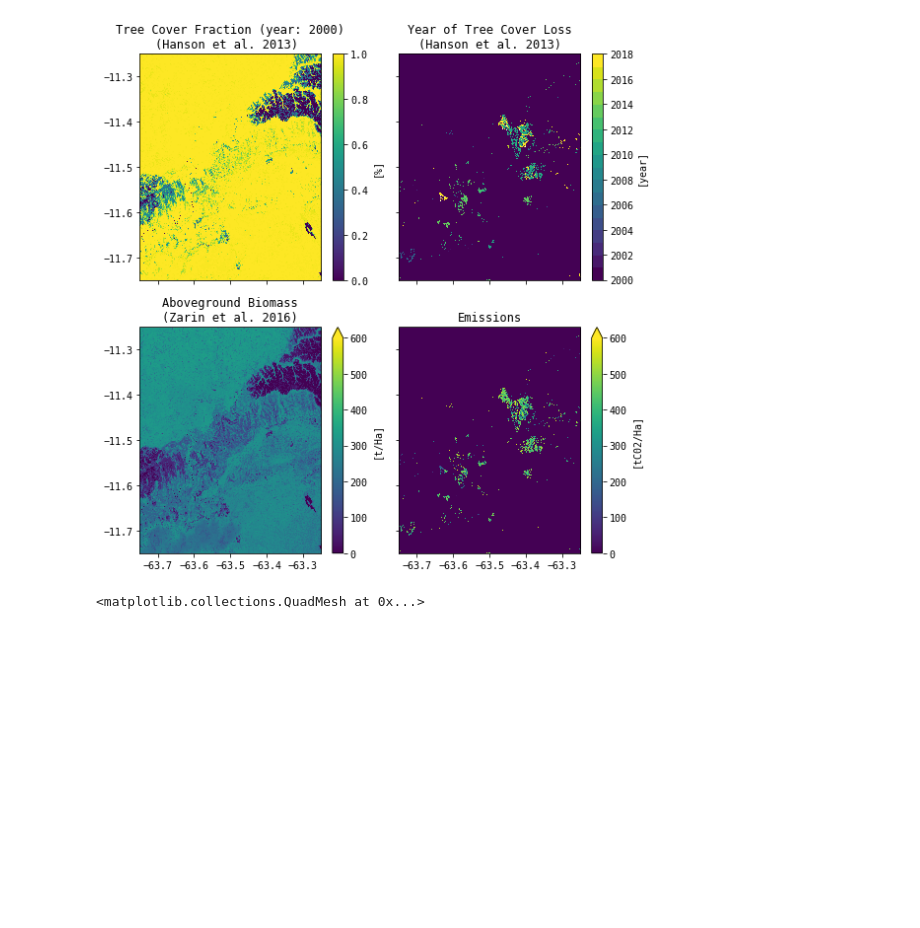
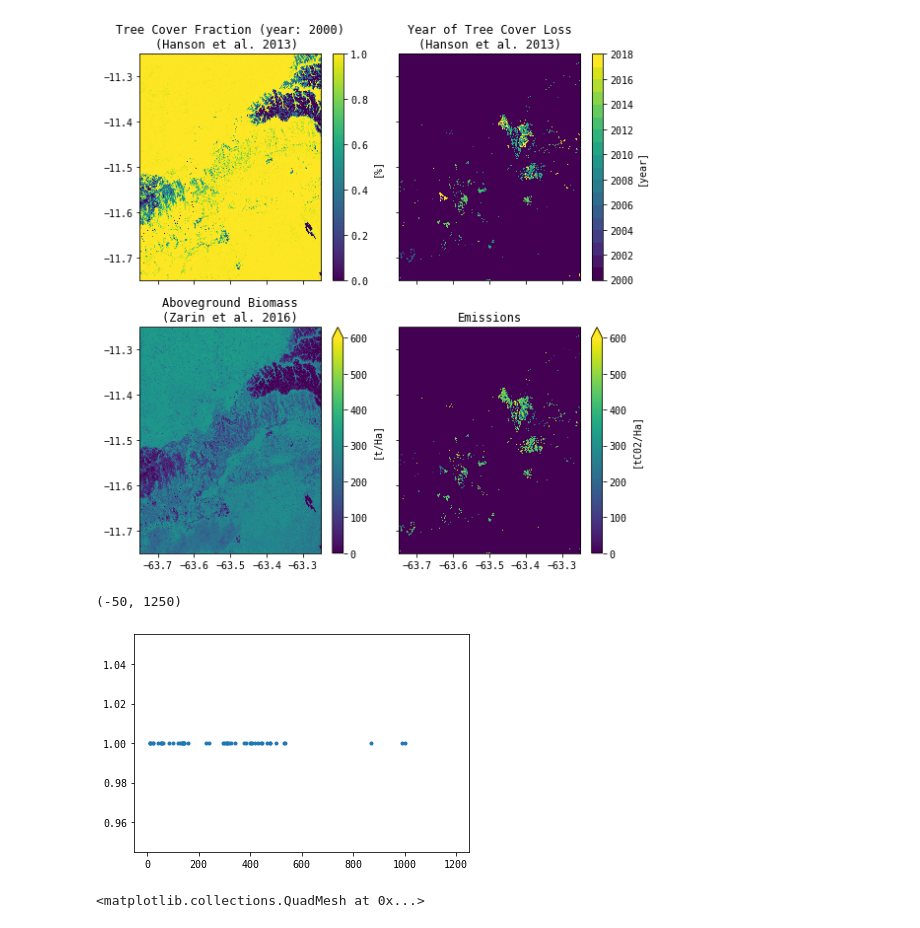
Before and after one commit to carbonplan/trace, a Jupyter notebook: single_tile.ipynb, the cells around one changed output. Cells and saved outputs as stored; diff of their text form; code cells hidden in the pictures; blank space fills up the shorter version.

Commit message:
add FIA by state data

```diff
--- a/single_tile.ipynb
+++ b/single_tile.ipynb
@@ -172,6 +160,15 @@ fig.tight_layout()
 # %%
 # jeremy, you can pick up here.
 ds_ornl = cat.ornl_biomass.to_dask()
+# %%
+from pandas import read_csv
+
+df = read_csv('FIA-biomass-by-state.csv')
+plt.plot(df['biomass'], df['biomass'] * 0 + 1, '.')
+plt.xlim([-50, 1250])
+# %% [output]
+(-50, 1250)
+[figure, added]
 # %%
 ds_ornl['aboveground_biomass_carbon_2010'].sel(**box).plot()
 # %% [output]
```
Also changed, not shown: parts of 2 cells of this notebook, 2 other files.
